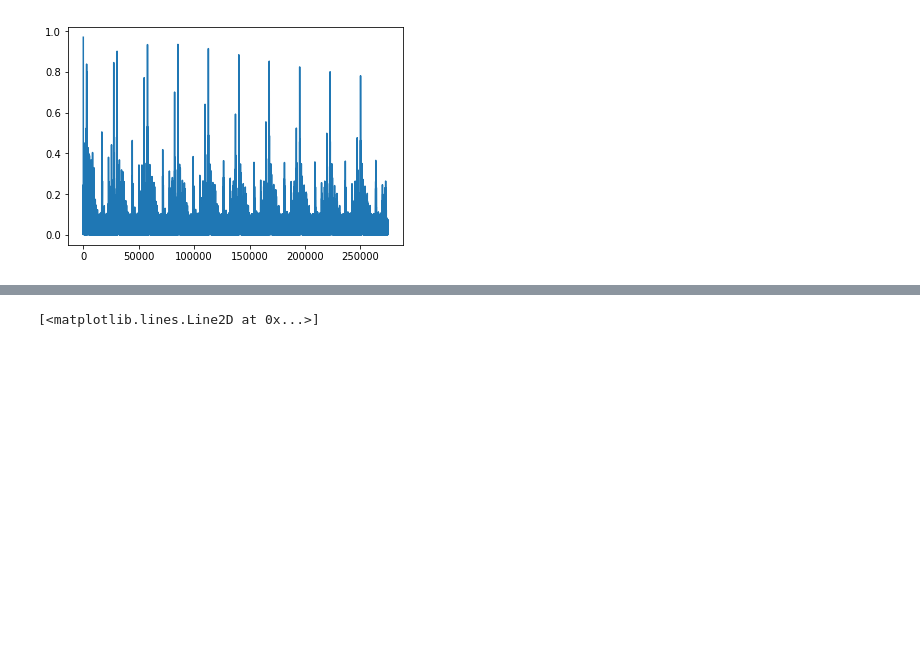
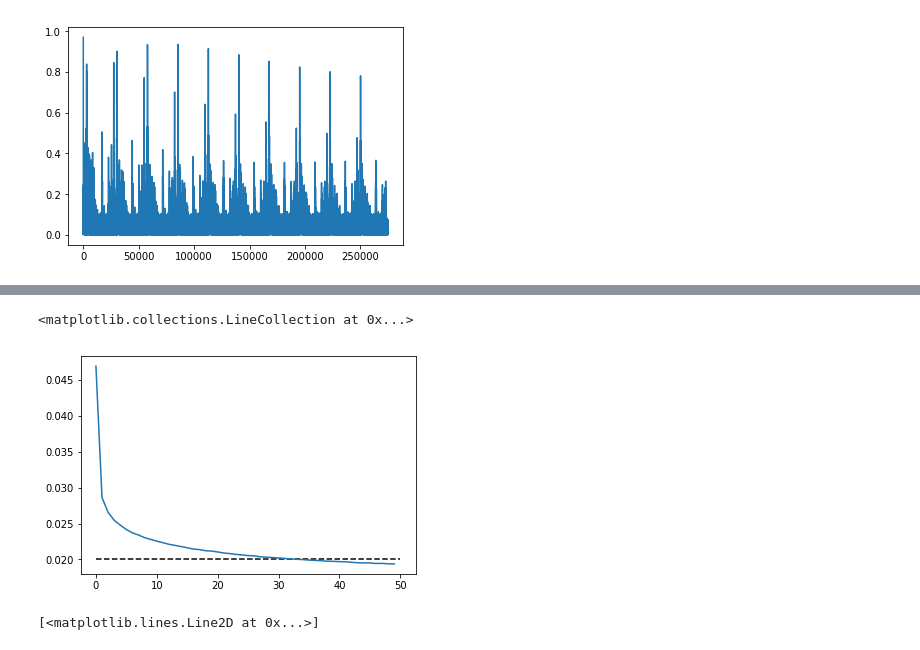
Before and after one commit to davidbp/connectionist, a Jupyter notebook: notebooks/crbm_diary_al.ipynb, the cells around one changed output, grey strips where cells are left out. Drawn from its saved outputs; the diff is of its cells as text; code cells hidden in the pictures; blank space fills up the shorter version.

```diff
--- a/notebooks/crbm_diary_al.ipynb
+++ b/notebooks/crbm_diary_al.ipynb
@@ -732,3 +678,9 @@ Wall time: 8min 53s
+# %%
+plt.plot(rec_error_per_epoch)
+plt.hlines(0.02, xmin=0, xmax=50, linestyles="--")
+# %% [output]
+<matplotlib.collections.LineCollection at 0x...>
+[figure, added]
 # %%
 plt.plot(rec_error_per_epoch)
 # %% [output]
```
Also changed, not shown: parts of 14 cells of this notebook.
